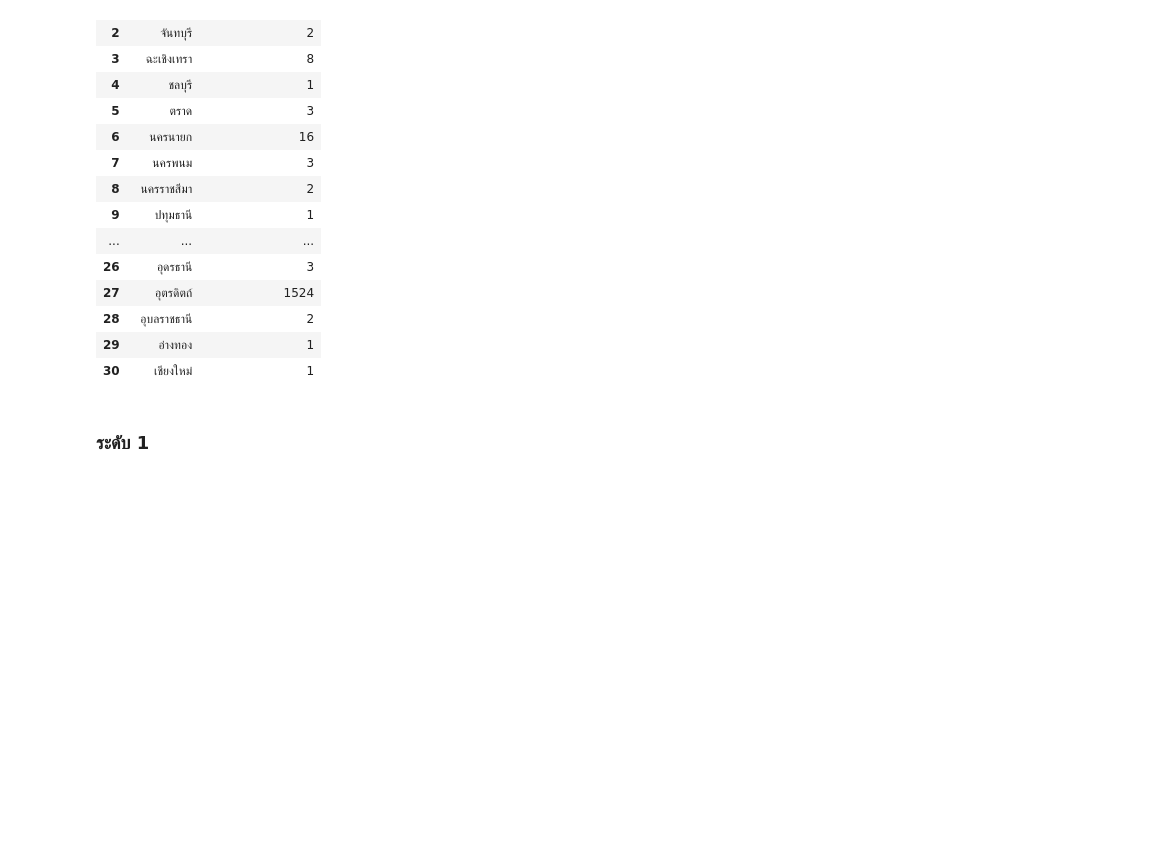
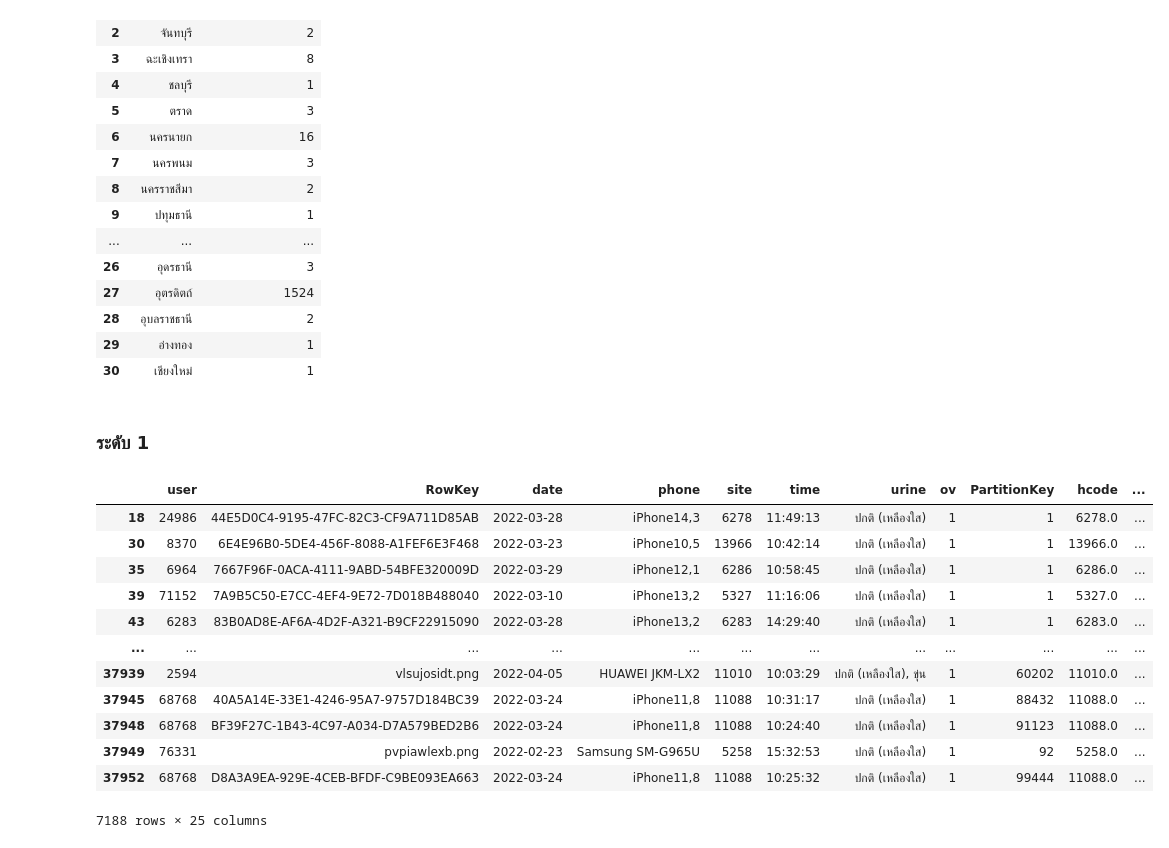
Before and after one commit to SupidchayaTangkidwanich/data_viz_2022, a Jupyter notebook: Final_Exam.ipynb, the cells around one changed output. Cells and saved outputs as stored; diff of their text form; code cells hidden in the pictures; blank space fills up the shorter version.

```diff
--- a/Final_Exam.ipynb
+++ b/Final_Exam.ipynb
@@ -1223,3 +1225,20 @@ ov_0_noindex
 | 30 | เชียงใหม่ | 1 |
 # %% [markdown]
 ### ระดับ 1
+# %%
+ov_1 = merged_drop[merged_drop['ov']== 1]
+ov_1
+# %% [output]
+|  | user | RowKey | date | phone | site | time | urine | ov | PartitionKey | hcode | ... |
+| 18 | 24986 | 44E5D0C4-9195-47FC-82C3-CF9A711D85AB | 2022-03-28 | iPhone14,3 | 6278 | 11:49:13 | ปกติ (เหลืองใส) | 1 | 1 | 6278.0 | ... |
+| 30 | 8370 | 6E4E96B0-5DE4-456F-8088-A1FEF6E3F468 | 2022-03-23 | iPhone10,5 | 13966 | 10:42:14 | ปกติ (เหลืองใส) | 1 | 1 | 13966.0 | ... |
+| 35 | 6964 | 7667F96F-0ACA-4111-9ABD-54BFE320009D | 2022-03-29 | iPhone12,1 | 6286 | 10:58:45 | ปกติ (เหลืองใส) | 1 | 1 | 6286.0 | ... |
+| 39 | 71152 | 7A9B5C50-E7CC-4EF4-9E72-7D018B488040 | 2022-03-10 | iPhone13,2 | 5327 | 11:16:06 | ปกติ (เหลืองใส) | 1 | 1 | 5327.0 | ... |
+| 43 | 6283 | 83B0AD8E-AF6A-4D2F-A321-B9CF22915090 | 2022-03-28 | iPhone13,2 | 6283 | 14:29:40 | ปกติ (เหลืองใส) | 1 | 1 | 6283.0 | ... |
+| ... | ... | ... | ... | ... | ... | ... | ... | ... | ... | ... | ... |
+| 37939 | 2594 | vlsujosidt.png | 2022-04-05 | HUAWEI JKM-LX2 | 11010 | 10:03:29 | ปกติ (เหลืองใส), ขุ่น | 1 | 60202 | 11010.0 | ... |
+| 37945 | 68768 | 40A5A14E-33E1-4246-95A7-9757D184BC39 | 2022-03-24 | iPhone11,8 | 11088 | 10:31:17 | ปกติ (เหลืองใส) | 1 | 88432 | 11088.0 | ... |
+| 37948 | 68768 | BF39F27C-1B43-4C97-A034-D7A579BED2B6 | 2022-03-24 | iPhone11,8 | 11088 | 10:24:40 | ปกติ (เหลืองใส) | 1 | 91123 | 11088.0 | ... |
+| 37949 | 76331 | pvpiawlexb.png | 2022-02-23 | Samsung SM-G965U | 5258 | 15:32:53 | ปกติ (เหลืองใส) | 1 | 92 | 5258.0 | ... |
+| 37952 | 68768 | D8A3A9EA-929E-4CEB-BFDF-C9BE093EA663 | 2022-03-24 | iPhone11,8 | 11088 | 10:25:32 | ปกติ (เหลืองใส) | 1 | 99444 | 11088.0 | ... |
+7188 rows × 25 columns
```
Also changed, not shown: parts of 5 cells of this notebook.
